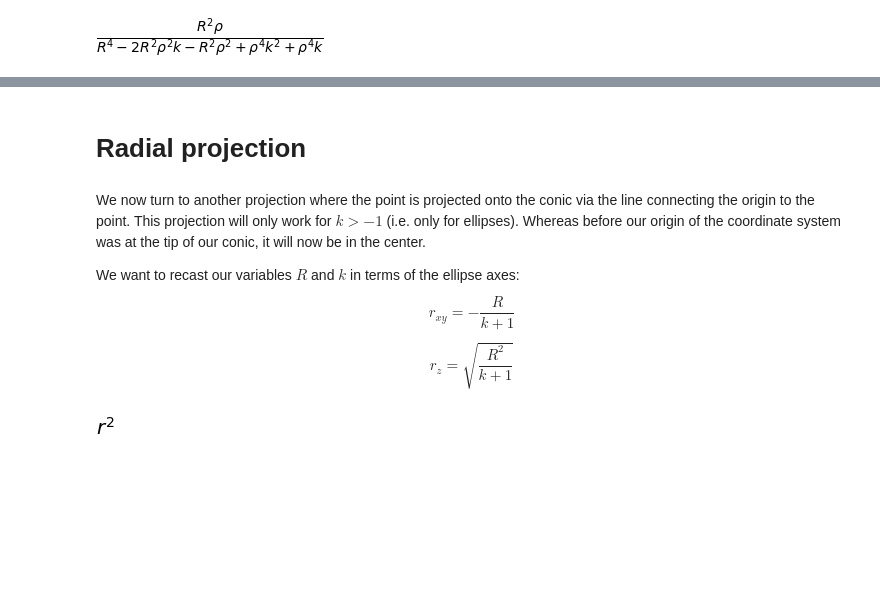
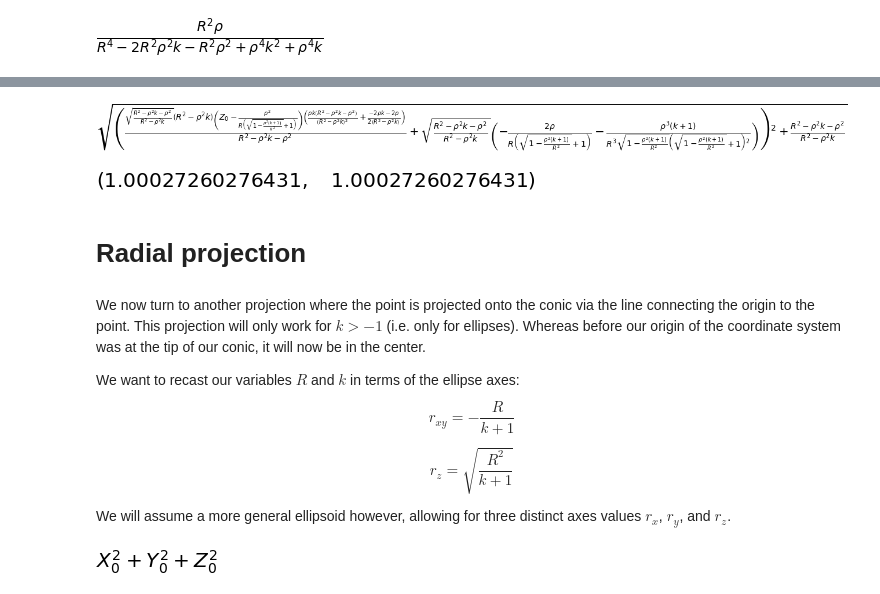
Before and after one commit to DaveBoettger/mfdocumentation, a Jupyter notebook: conic_approx_mirrorfit.ipynb, the cells around one changed output, grey strips where cells are left out. Saved outputs shown, nothing was run; the diff lists cells and outputs as text; code cells hidden in the pictures; blank space fills up the shorter version.

```diff
--- a/conic_approx_mirrorfit.ipynb
+++ b/conic_approx_mirrorfit.ipynb
@@ -151,0 +159,5 @@ numeric(gamma), numeric(gradconz), numeric(gamma) / numeric(gradconz)
+# %%
+testval_full=sp.sqrt((sp.diff(dmin0, z0)**2 + sp.diff(dmin0, rho0)**2)).subs(rho0,rho)
+testval_full
+# %% [output]
+[figure, added]
@@ -152,3 +166,7 @@ numeric(gamma), numeric(gradconz), numeric(gamma) / numeric(gradconz)
+# %%
+sp.collect(numeric(testval_full),rho), (sp.collect(numeric(testval_simp),rho))
+# %% [output]
+[figure, added]
 # %% [markdown]
 # Radial projection
 # %% [markdown]
@@ -158,3 +176,5 @@ We want to recast our variables $R$ and $k$ in terms of the ellipse axes:
 $$r_{xy} = -\frac{R}{k+1}$$
 
 $$r_z = \sqrt{\frac{R^2}{k+1}}$$
+
+We will assume a more general ellipsoid however, allowing for three distinct axes values $r_x$, $r_y$, and $r_z$.
@@ -163,6 +186,5 @@ rsq = sp.symbols('r^2', real=True, positive=True)
 # %%
-rsq0 = x0**2+y0**2+z0**2
+rsq = x0**2+y0**2 + z0**2
+rsq
+# %% [output]
+[figure, added]
-# %%
-rsq
-# %% [output]
-[figure, removed]
```
Also changed, not shown: parts of 26 cells of this notebook, 2 other files.
